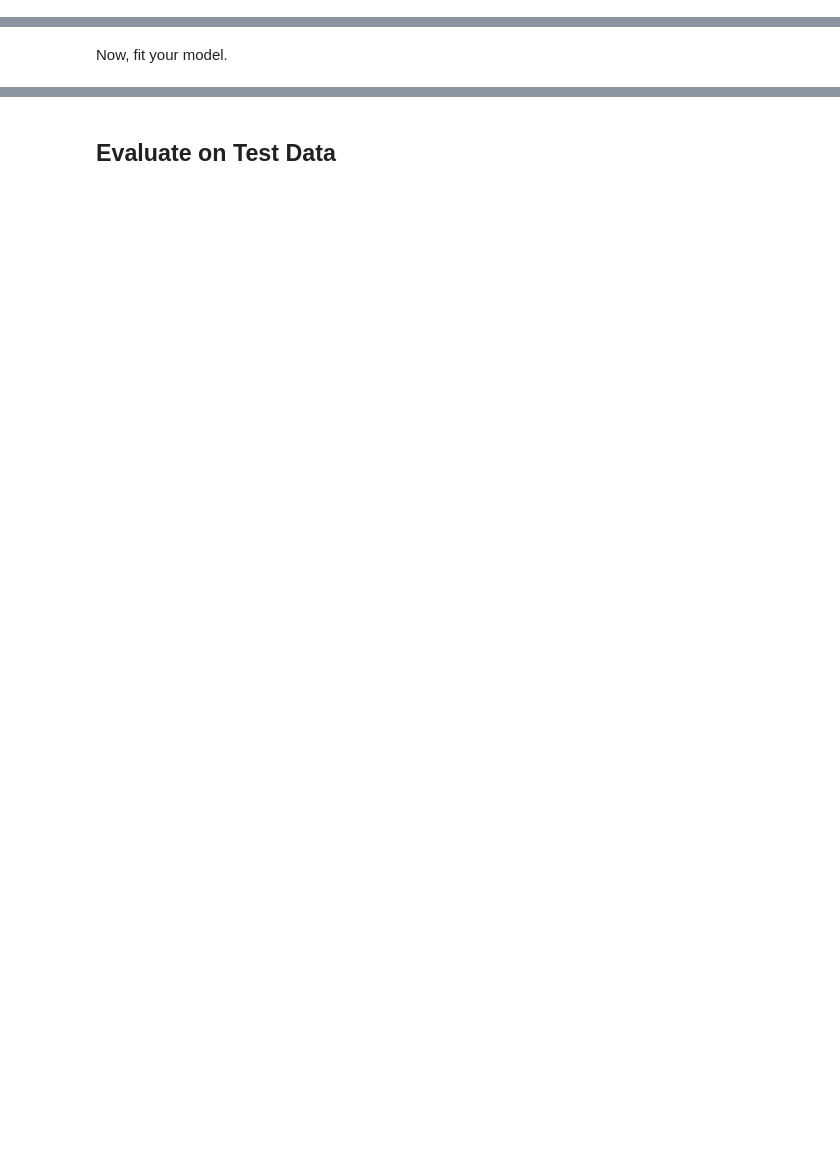
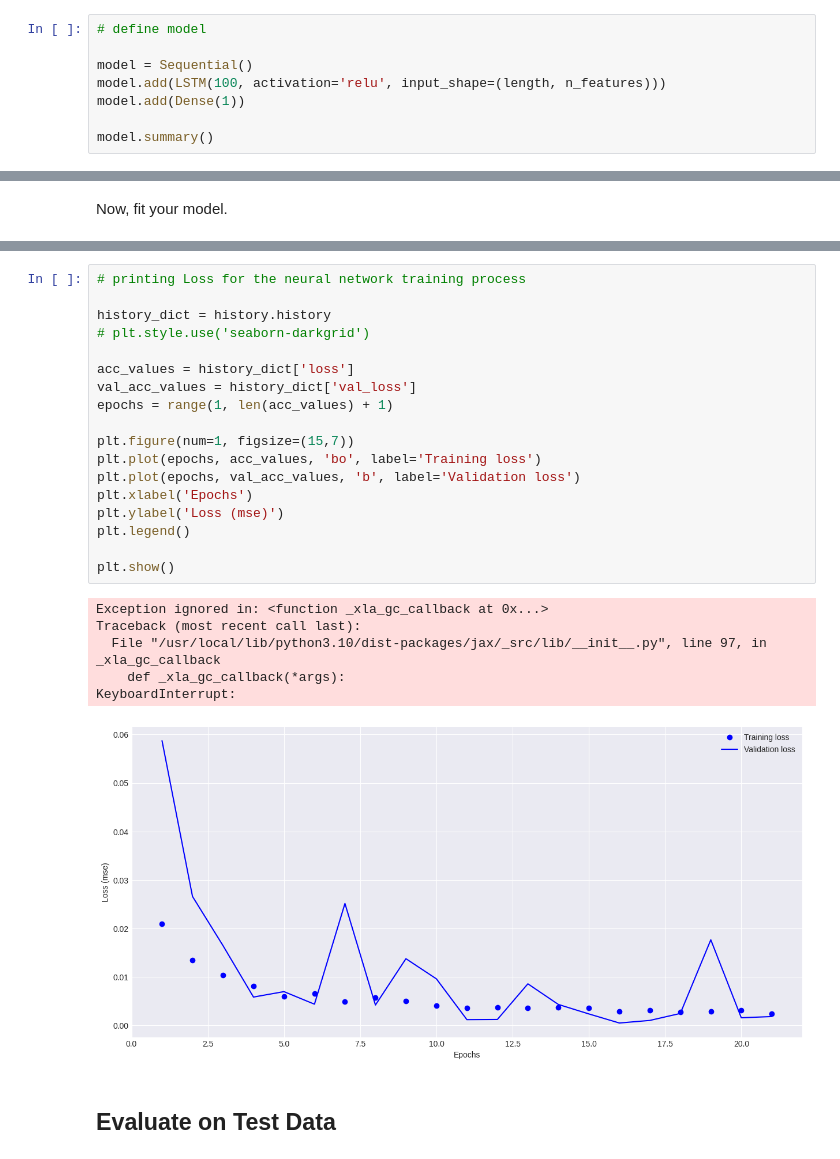
Before and after one commit to atabekdemurtaza/Neural-Computing-and-Deep-Learning-2023-MOD006568-TRI2-F01CAM-, a Jupyter notebook: week-6/Week_6_Recurent_Neural_Network.ipynb, the cells around one changed output, grey strips where cells are left out. Cells and saved outputs as stored; diff of their text form; blank space fills up the shorter version.

```diff
--- a/week-6/Week_6_Recurent_Neural_Network.ipynb
+++ b/week-6/Week_6_Recurent_Neural_Network.ipynb
@@ -150,0 +270,8 @@ model.summary()
+# %%
+# define model
+
+model = Sequential()
+model.add(LSTM(100, activation='relu', input_shape=(length, n_features)))
+model.add(Dense(1))
+
+model.summary()
@@ -168,3 +341,28 @@ Now, fit your model.
+# %%
+# printing Loss for the neural network training process
+
+history_dict = history.history
+# plt.style.use('seaborn-darkgrid')
+
+acc_values = history_dict['loss']
+val_acc_values = history_dict['val_loss']
+epochs = range(1, len(acc_values) + 1)
+
+plt.figure(num=1, figsize=(15,7))
+plt.plot(epochs, acc_values, 'bo', label='Training loss')
+plt.plot(epochs, val_acc_values, 'b', label='Validation loss')
+plt.xlabel('Epochs')
+plt.ylabel('Loss (mse)')
+plt.legend()
+
+plt.show()
+# %% [output]
+Exception ignored in: <function _xla_gc_callback at 0x...>
+Traceback (most recent call last):
+  File "/usr/local/lib/python3.10/dist-packages/jax/_src/lib/__init__.py", line 97, in _xla_gc_callback
+    def _xla_gc_callback(*args):
+KeyboardInterrupt:
+[figure, added]
 # %% [markdown]
 ## Evaluate on Test Data
 # %%
```
Also changed, not shown: parts of 59 cells of this notebook, 3 other files.
